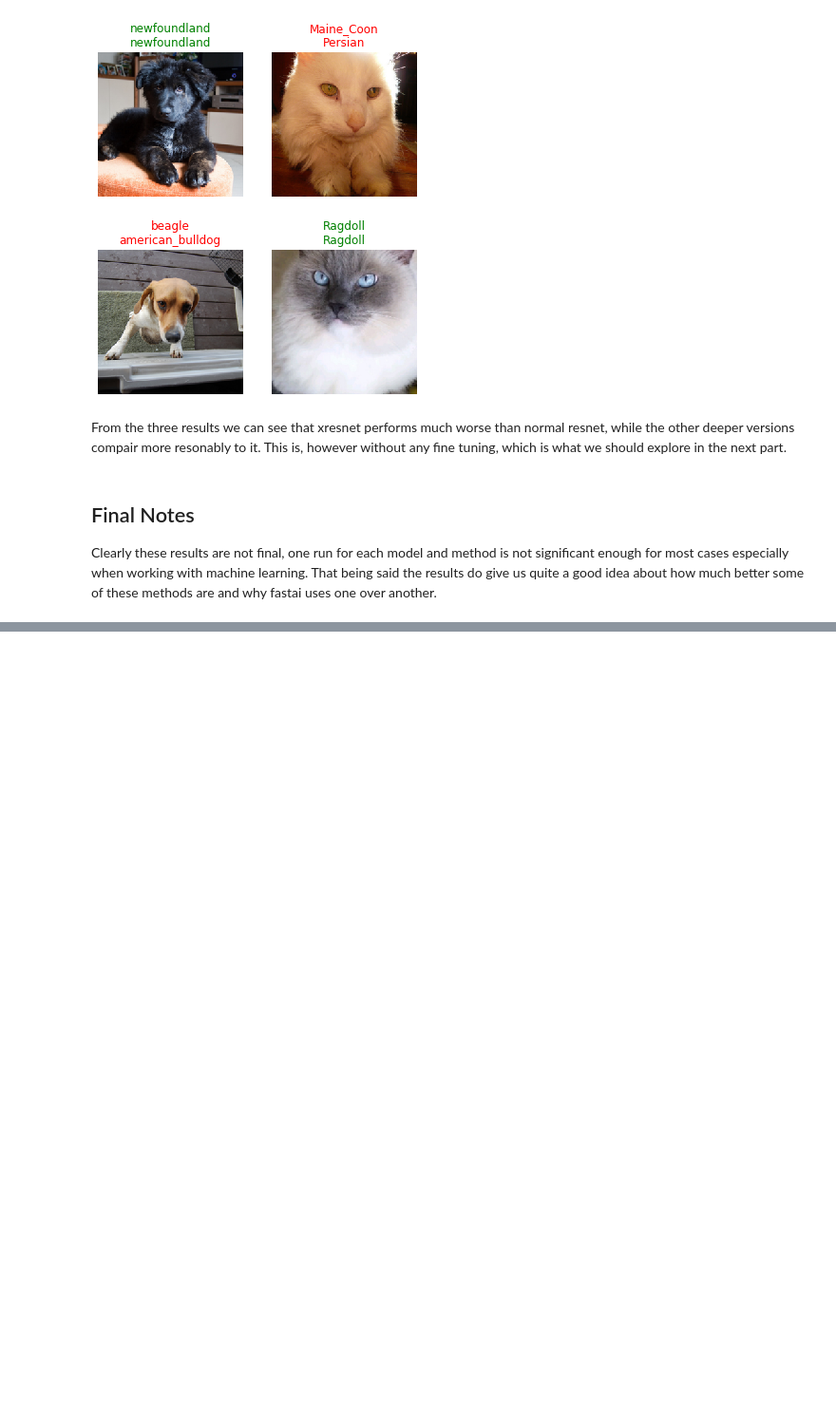
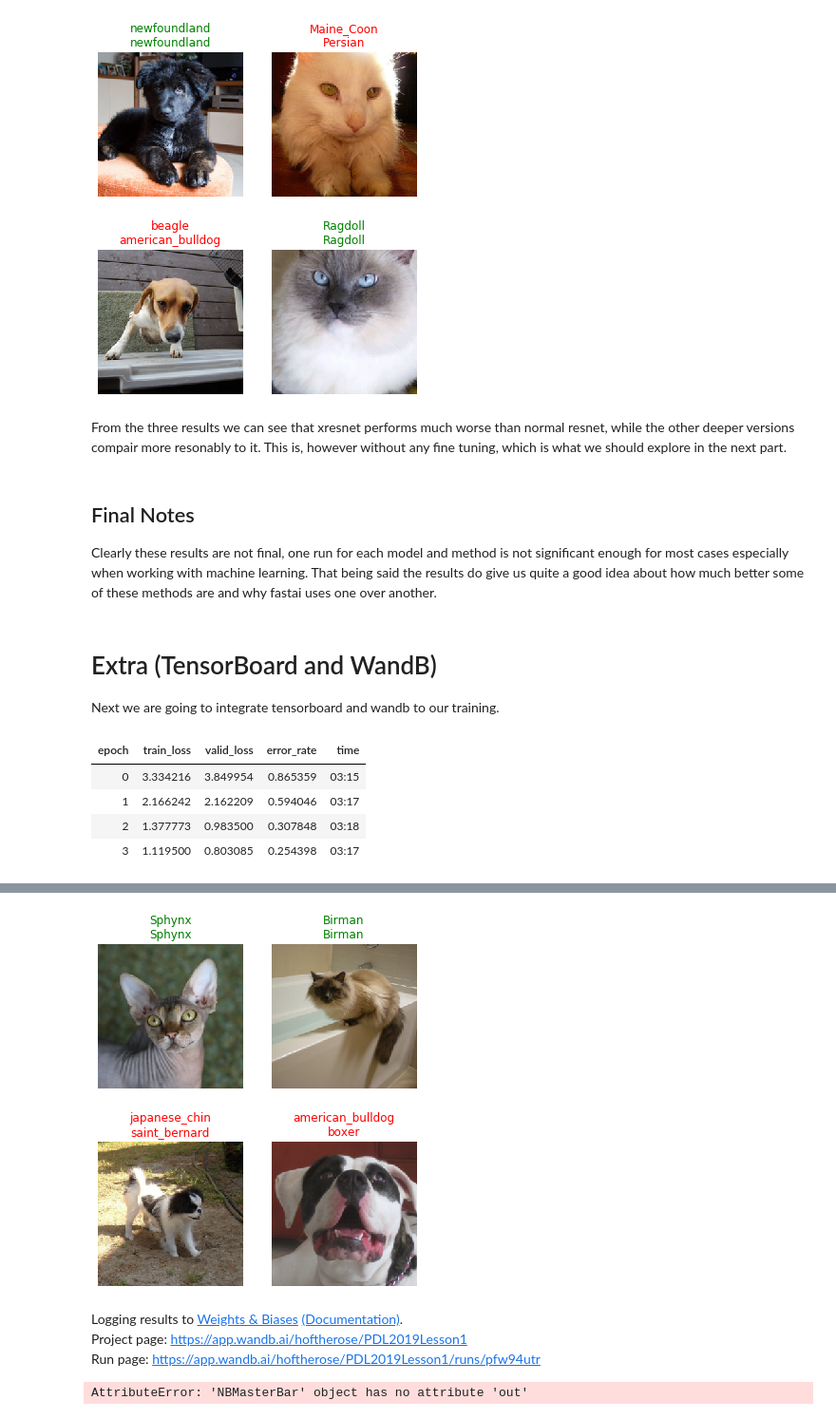
Before and after one commit to hoftherose/FastaiV2Course, a Jupyter notebook: nbs/PracticalDeepLearning2019.Lesson1.ipynb, the cells around one changed output, grey strips where cells are left out. Shown at 95% size. Cells and saved outputs as stored; diff of their text form; code cells hidden in the pictures; blank space fills up the shorter version.

Commit message:
SaveModel Callback
Also added Wandb and Tensorboard callbacks but causes error.

```diff
--- a/nbs/PracticalDeepLearning2019.Lesson1.ipynb
+++ b/nbs/PracticalDeepLearning2019.Lesson1.ipynb
@@ -320,3 +318,6 @@ From the three results we can see that xresnet performs much worse than normal r
 ## Final Notes
 
 Clearly these results are not final, one run for each model and method is not significant enough for most cases especially when working with machine learning. That being said the results do give us quite a good idea about how much better some of these methods are and why fastai uses one over another.
+# %% [markdown]
+# Extra (TensorBoard and WandB)
+Next we are going to integrate tensorboard and wandb to our training.
@@ -322,0 +331,11 @@ Clearly these results are not final, one run for each model and method is not si
+# %%
+#show
+learner = Learner(dls, resnet34(pretrained=True), metrics=error_rate)
+learner.fit_one_cycle(4, cbs=(SaveModelCallback(fname=project_id, with_opt=True, every_epoch=True)))
+learner.show_results()
+# %% [output]
+| epoch | train_loss | valid_loss | error_rate | time |
+| 0 | 3.334216 | 3.849954 | 0.865359 | 03:15 |
+| 1 | 2.166242 | 2.162209 | 0.594046 | 03:17 |
+| 2 | 1.377773 | 0.983500 | 0.307848 | 03:18 |
+| 3 | 1.119500 | 0.803085 | 0.254398 | 03:17 |
@@ -322,0 +343,11 @@ Clearly these results are not final, one run for each model and method is not si
+[figure, added]
+# %%
+project_id = "PDL2019Lesson1"
+
+wandb.init(project=project_id, entity="hoftherose", tensorboard=True, sync_tensorboard=True, dir="..")
+
+tboard_path = Path('../tensorboard/' + project_id)
+# %% [output]
+Logging results to Weights & Biases (Documentation).
+Project page: https://app.wandb.ai/hoftherose/PDL2019Lesson1
+Run page: https://app.wandb.ai/hoftherose/PDL2019Lesson1/runs/pfw94utr
@@ -322,0 +356,7 @@ Clearly these results are not final, one run for each model and method is not si
+# %%
+#show
+learner = Learner(dls, resnet34(pretrained=True), metrics=error_rate)
+learner.fit_one_cycle(4, cbs=callbacks)
+learner.show_results()
+# %% [output]
+AttributeError: 'NBMasterBar' object has no attribute 'out'
```
Also changed, not shown: parts of 8 cells of this notebook, 1 other file.
